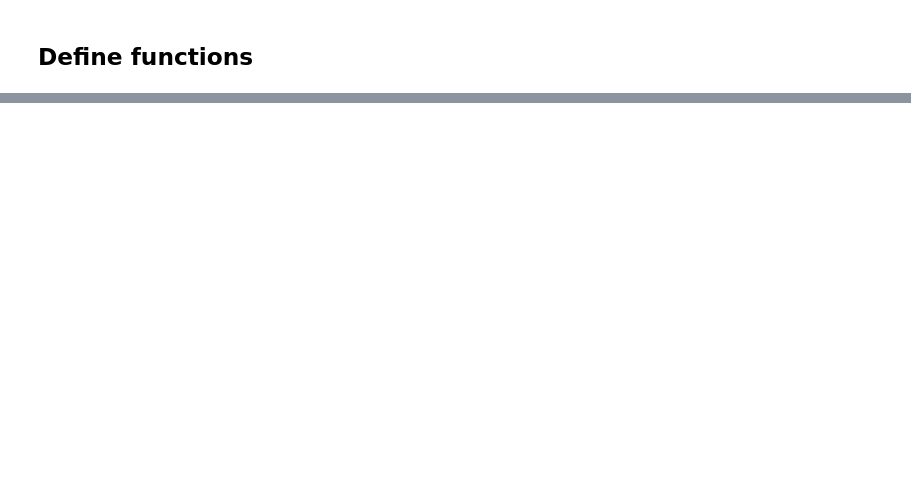
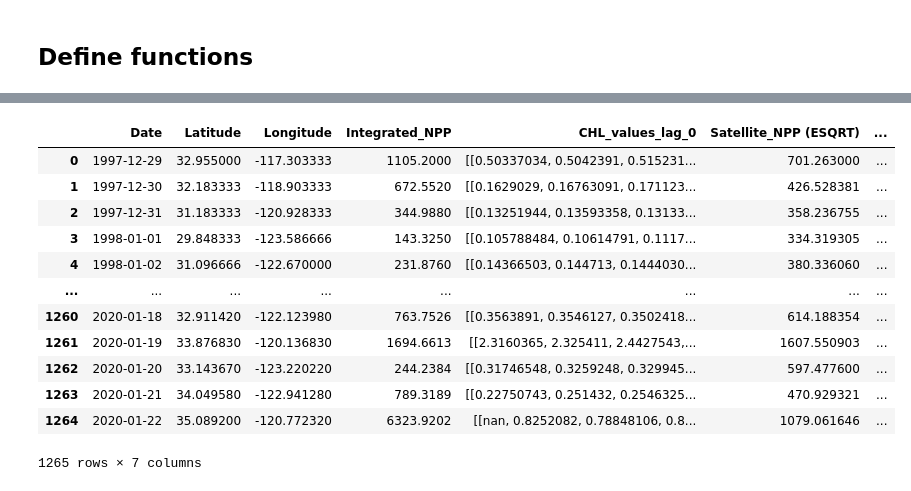
Before and after one commit to decarpenter/primary-productivity, a Jupyter notebook: notebooks/03 Combine NPP and Satellite Data.ipynb, the cells around one changed output, grey strips where cells are left out. Cells and saved outputs as stored; diff of their text form; code cells hidden in the pictures; blank space fills up the shorter version.

```diff
--- a/notebooks/03 Combine NPP and Satellite Data.ipynb
+++ b/notebooks/03 Combine NPP and Satellite Data.ipynb
@@ -198,8 +198,6 @@ def extract_satellite_features(i, var, min_valid_pixels, max_day_offset=3):
         - Mean over time windows [past two weeks, past week, this week, this and next week, this and next two weeks]
         - Variance over different time windows [past two weeks, past week, this week, this and next week, this and next two weeks]
     '''
-
-    global satellite_ds # access without passing it
 
     # Time indices for instantaneous values (±3-day window around the target lag)
     LAG_WINDOWS = {
@@ -240,24 +238,26 @@ def extract_satellite_features(i, var, min_valid_pixels, max_day_offset=3):
         for lag in lags:
             # Find satellite values for nearest day
             if stat == 'value':
-                t0_lag_rel, t1_lag_rel = LAG_WINDOWS[lag]
+                # t0_lag_rel, t1_lag_rel = LAG_WINDOWS[lag]
                 found = False
                 for offset in range(max_day_offset + 1):
                     for direction in [-1,1] if offset > 0 else[0]:    # do offset 0 first, then ±1, ±2...
                         t_idx = rel_itime + lag + direction * offset
+                        if t_idx < 0 or t_idx >= da.sizes['time']:    # for t_idxs near the end of the time series
+                            continue
                         sat_day = da.isel(time=t_idx)
                         if np.isfinite(sat_day).sum() >= min_valid_pixels:
-                            results[f'{var}_value_{lag}'] = sat_day
+                            # results[f'{var}_value_{lag}'] = sat_day
                             found = True
                             break
                     if found:
                         break
                 if not found:
-                    results[f'{var}_value_{lag}'] = np.full(
-                    (da.sizes['latitude'], da.sizes['longitude']),
-                    np.nan,
-                    dtype=np.float32
-                    )
+                    results[f'{var}_value_{lag}'] = np.full((da.sizes['latitude'], da.sizes['longitude']),np.nan,dtype=np.float32)
+                    results[f'date_{lag}'] = pd.NaT    # no valid date found
+                else:
+                    results[f'{var}_value_{lag}'] = sat_day
+                    results[f'date_{lag}'] = pd.Timestamp(satellite_ds.time.values[t0+t_idx])
 
             # Take moving_window_stat over specified window
             elif stat in ['mean', 'variance']:
@@ -276,7 +276,7 @@ def extract_satellite_features(i, var, min_valid_pixels, max_day_offset=3):
     return results
 
 i = 1000
-var = 'MESD'
+var = 'CHL'
 
 features = extract_satellite_features(i, var, min_valid_pixels, max_day_offset=3)
 for key in features.keys():
@@ -361,0 +503,26 @@ for var in input_vars:
+# %%
+# Build a dataframe with CHL_values_lag_0 extracted from var_ds
+chl_df = npp[['Date', 'Latitude', 'Longitude', 'Integrated_NPP']].copy()
+chl_df['CHL_values_lag_0'] = [
+    var_ds['value_0'].sel(npp=i).values for i in npp.index
+]
+
+# Apply Eppley square root model
+esqrt_results = chl_df.apply(eppley_square_root, axis=1, result_type='expand')
+chl_df = pd.concat([chl_df, esqrt_results], axis=1)
+
+display(chl_df)
+# %% [output]
+|  | Date | Latitude | Longitude | Integrated_NPP | CHL_values_lag_0 | Satellite_NPP (ESQRT) | ... |
+| 0 | 1997-12-29 | 32.955000 | -117.303333 | 1105.2000 | [[0.50337034, 0.5042391, 0.515231... | 701.263000 | ... |
+| 1 | 1997-12-30 | 32.183333 | -118.903333 | 672.5520 | [[0.1629029, 0.16763091, 0.171123... | 426.528381 | ... |
+| 2 | 1997-12-31 | 31.183333 | -120.928333 | 344.9880 | [[0.13251944, 0.13593358, 0.13133... | 358.236755 | ... |
+| 3 | 1998-01-01 | 29.848333 | -123.586666 | 143.3250 | [[0.105788484, 0.10614791, 0.1117... | 334.319305 | ... |
+| 4 | 1998-01-02 | 31.096666 | -122.670000 | 231.8760 | [[0.14366503, 0.144713, 0.1444030... | 380.336060 | ... |
+| ... | ... | ... | ... | ... | ... | ... | ... |
+| 1260 | 2020-01-18 | 32.911420 | -122.123980 | 763.7526 | [[0.3563891, 0.3546127, 0.3502418... | 614.188354 | ... |
+| 1261 | 2020-01-19 | 33.876830 | -120.136830 | 1694.6613 | [[2.3160365, 2.325411, 2.4427543,... | 1607.550903 | ... |
+| 1262 | 2020-01-20 | 33.143670 | -123.220220 | 244.2384 | [[0.31746548, 0.3259248, 0.329945... | 597.477600 | ... |
+| 1263 | 2020-01-21 | 34.049580 | -122.941280 | 789.3189 | [[0.22750743, 0.251432, 0.2546325... | 470.929321 | ... |
+| 1264 | 2020-01-22 | 35.089200 | -120.772320 | 6323.9202 | [[nan, 0.8252082, 0.78848106, 0.8... | 1079.061646 | ... |
+1265 rows × 7 columns
```
Also changed, not shown: parts of 14 cells of this notebook.
